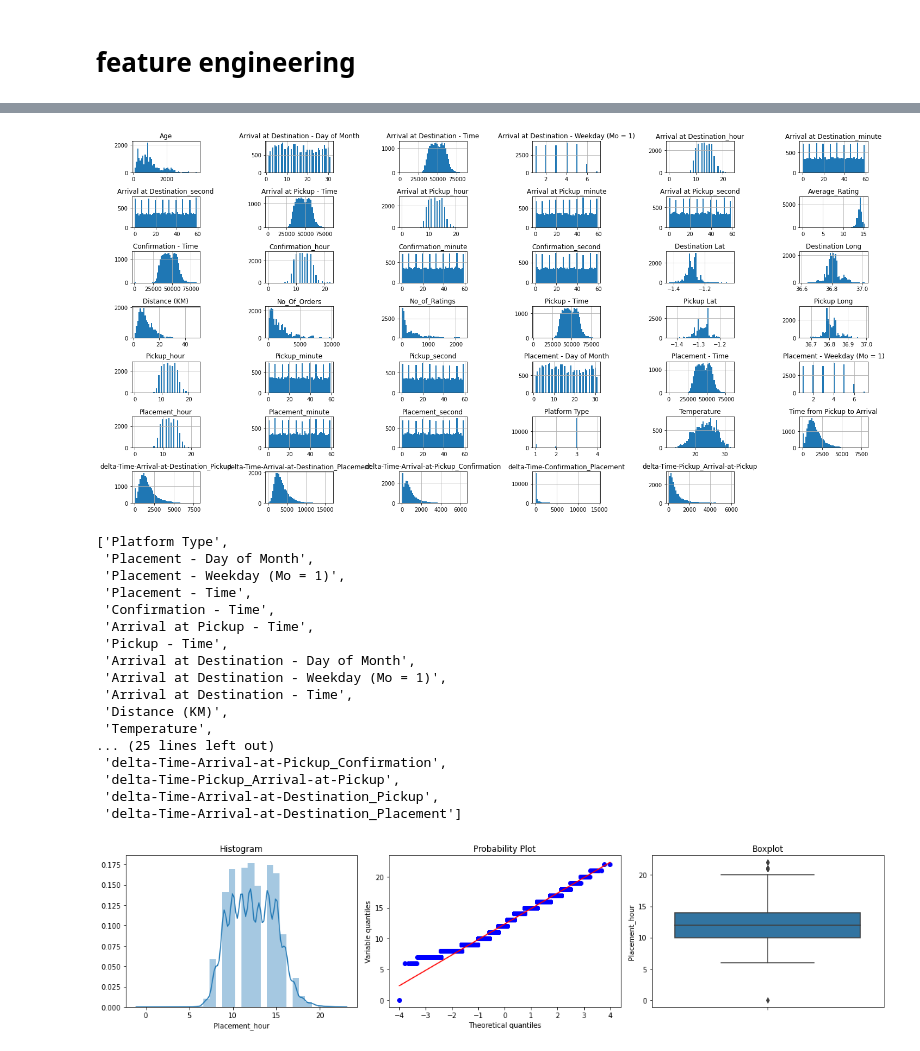
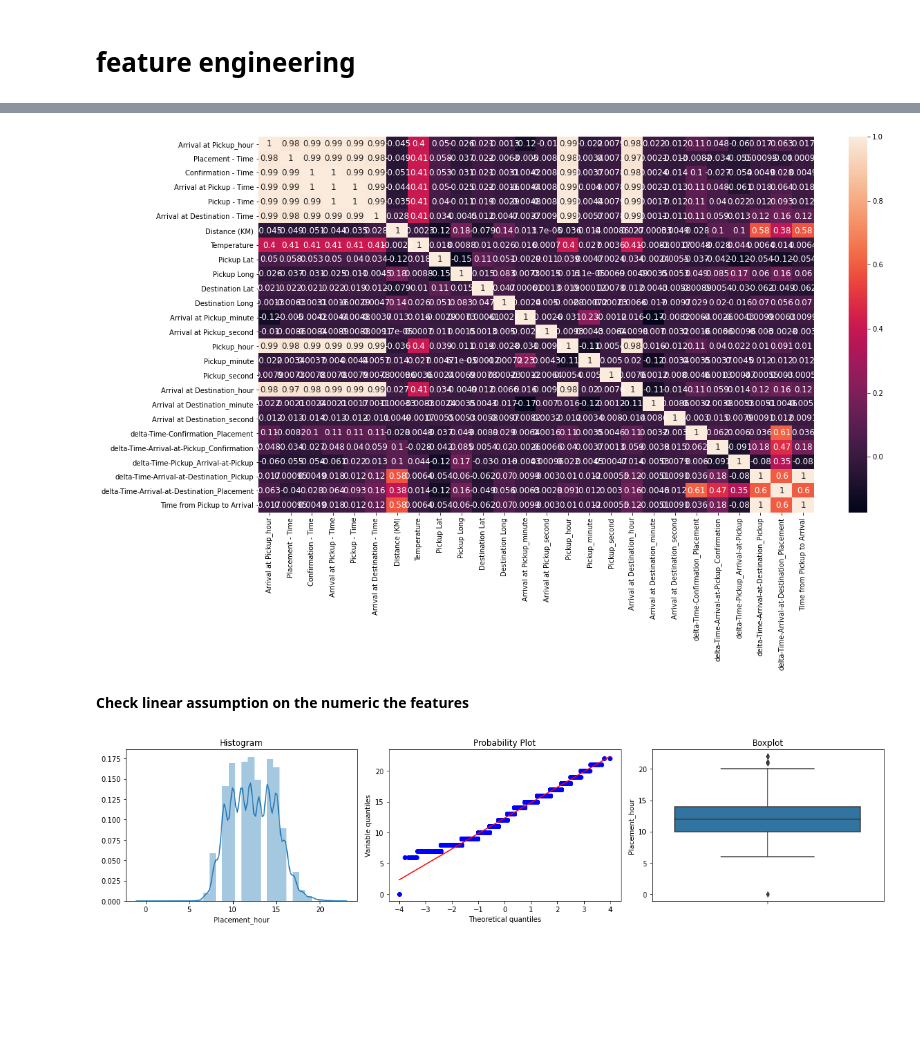
Before and after one commit to Explore-EDSA-2020/Regression-Sendy-Logistics-Challenge, a Jupyter notebook: notebook/Sendy_logistics_DataPrep.ipynb, the cells around one changed output, grey strips where cells are left out. Drawn from its saved outputs; the diff is of its cells as text; code cells hidden in the pictures; blank space fills up the shorter version.

```diff
--- a/notebook/Sendy_logistics_DataPrep.ipynb
+++ b/notebook/Sendy_logistics_DataPrep.ipynb
@@ -401,2 +512,0 @@ train_features = train_riders.copy()
-# %%
-train_features = drop_columns(train_features, features_to_drop, 'train')
@@ -407,33 +513,41 @@ train_features = to_delta(train_features, delta_cols)
-# %%
-# Distribution review
-
-train_features[[col for col in train_features.select_dtypes(include='number')]].hist(bins=50, figsize=(20,10))
-
-# fix squeezed layout
-plt.tight_layout()
-plt.show()
-# %% [output]
-[figure, removed]
-# %%
-train_features.select_dtypes(include='number').columns.to_list()
-# %% [output]
-['Platform Type',
- 'Placement - Day of Month',
- 'Placement - Weekday (Mo = 1)',
- 'Placement - Time',
- 'Confirmation - Time',
- 'Arrival at Pickup - Time',
- 'Pickup - Time',
- 'Arrival at Destination - Day of Month',
- 'Arrival at Destination - Weekday (Mo = 1)',
- 'Arrival at Destination - Time',
- 'Distance (KM)',
- 'Temperature',
-... (25 lines left out)
- 'delta-Time-Arrival-at-Pickup_Confirmation',
- 'delta-Time-Pickup_Arrival-at-Pickup',
- 'delta-Time-Arrival-at-Destination_Pickup',
- 'delta-Time-Arrival-at-Destination_Placement']
+# %%
+# plot a heatmap conveying the correlation of the variables
+cormat = train_features[['Arrival at Pickup_hour',
+                         'Placement - Time',
+ 'Confirmation - Time',
+ 'Arrival at Pickup - Time',
+ 'Pickup - Time',
+ 'Arrival at Destination - Time',
+ 'Distance (KM)',
+ 'Temperature',
+ 'Pickup Lat',
+ 'Pickup Long',
+ 'Destination Lat',
+ 'Destination Long',
+ 'Arrival at Pickup_minute',
+ 'Arrival at Pickup_second',
+ 'Pickup_hour',
+ 'Pickup_minute',
+ 'Pickup_second',
+ 'Arrival at Destination_hour',
+ 'Arrival at Destination_minute',
+ 'Arrival at Destination_second',
+ 'delta-Time-Confirmation_Placement',
+ 'delta-Time-Arrival-at-Pickup_Confirmation',
+ 'delta-Time-Pickup_Arrival-at-Pickup',
+ 'delta-Time-Arrival-at-Destination_Pickup',
+ 'delta-Time-Arrival-at-Destination_Placement',
+ 'Time from Pickup to Arrival',]].corr(method='pearson')
+# set figsize
+fig, ax = plt.subplots(figsize=(18,10))
+
+# plot heatmap with cormat
+sns.heatmap(data=cormat, annot=True, annot_kws={'size':12})
+plt.show()
+# %% [output]
+[figure, added]
+# %% [markdown]
+**Check linear assumption on the numeric the features**
 # %%
 chec_cols =  ['Placement_hour',
  'Placement_minute',
```
Also changed, not shown: parts of 81 cells of this notebook.
